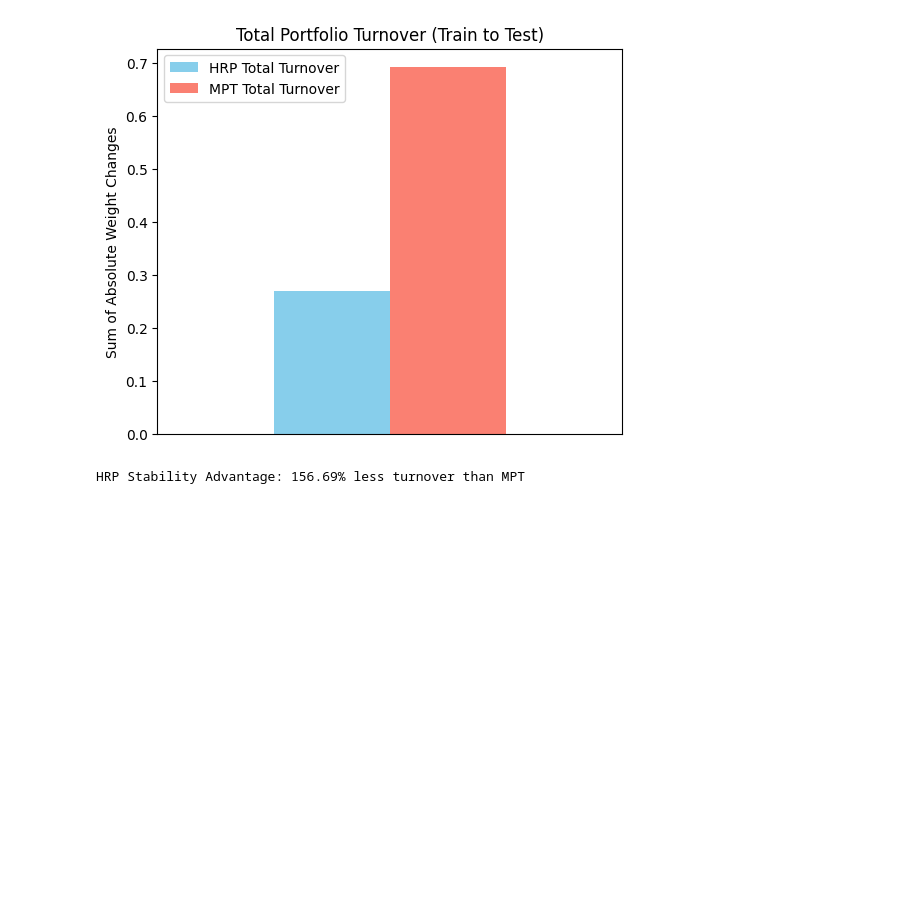
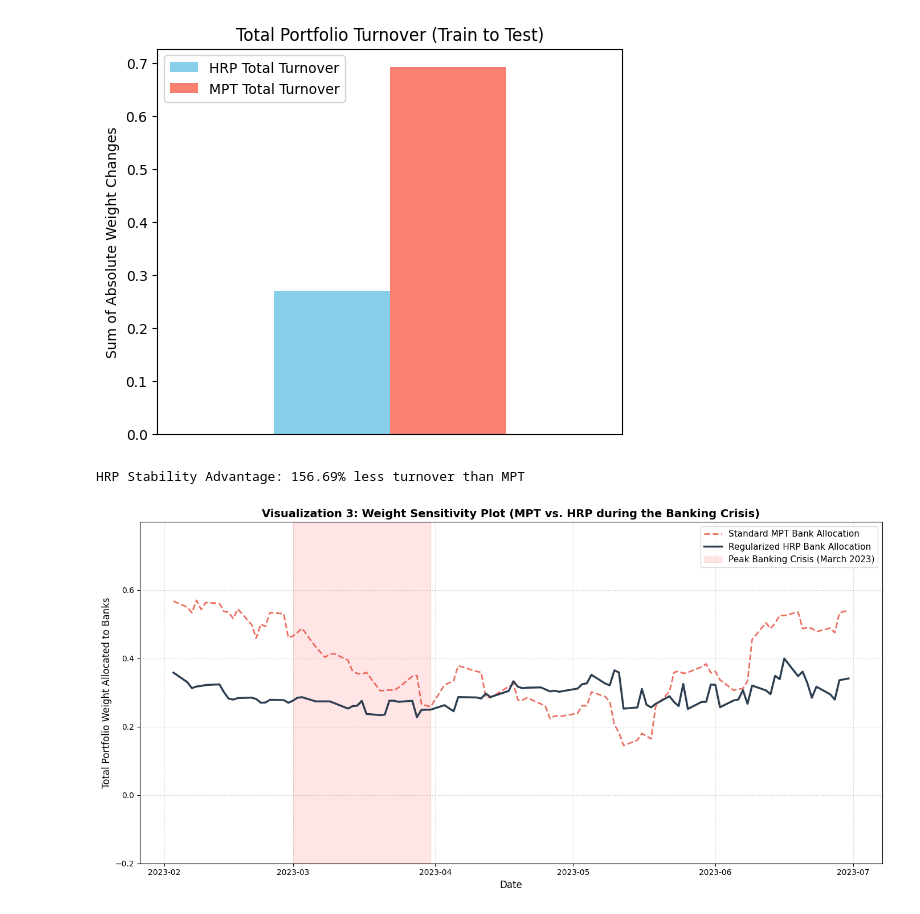
Before and after one commit to Siddhesh1kamble/DA6701-Assignments, a Jupyter notebook: Assignment_3/notebooks/part2.ipynb, the cells around one changed output. Saved outputs shown, nothing was run; the diff lists cells and outputs as text; code cells hidden in the pictures; blank space fills up the shorter version.

```diff
--- a/Assignment_3/notebooks/part2.ipynb
+++ b/Assignment_3/notebooks/part2.ipynb
@@ -6,9 +8,9 @@ from scipy.linalg import inv
 import matplotlib.pyplot as plt
 import seaborn as sns
 # %%
-log_returns_df = pd.read_csv("C:\Athreya\Acads\Courses\DA6701\Assignments\DA6701-Assignments\Assignment_3\data\daily_log_returns.csv")
-train_df = pd.read_csv("C:\Athreya\Acads\Courses\DA6701\Assignments\DA6701-Assignments\Assignment_3\data\daily_train.csv")
-test_df = pd.read_csv("C:\Athreya\Acads\Courses\DA6701\Assignments\DA6701-Assignments\Assignment_3\data\daily_test.csv")
+log_returns_df = pd.read_csv("daily_log_returns.csv")
+train_df = pd.read_csv("daily_train.csv")
+test_df = pd.read_csv("daily_test.csv")
 # %%
 log_returns_df.head()
 # %% [output]
@@ -186,3 +188,80 @@ print(f"HRP Stability Advantage: {((mpt_shifts.sum() / hrp_shifts.sum()) - 1) *
 [figure]
 [figure]
 HRP Stability Advantage: 156.69% less turnover than MPT
+# %%
+# Ensure Date column is the index for time-series slicing
+if 'Date' in log_returns_df.columns:
+    rolling_df = log_returns_df.copy()
+    rolling_df.set_index('Date', inplace=True)
+else:
+    rolling_df = log_returns_df.copy()
+
+# 1. Filter for the Banking Crisis Period (Dec 2022 to July 2023)
+crisis_df = rolling_df[(rolling_df.index >= '2022-12-01') & (rolling_df.index <= '2023-07-01')]
+
+# 2. Define rolling window parameters
+window_size = 45 # approx. 2 months of trading days
+dates = crisis_df.index[window_size:]
+
+mpt_bank_weights = []
+hrp_bank_weights = []
+
+# Isolate the bank tickers in your dataset to observe sector sensitivity
+bank_tickers = ['HDFCBANK.NS', 'ICICIBANK.NS', 'KOTAKBANK.NS']
+
+# 3. Compute rolling weights
+import warnings
+warnings.filterwarnings('ignore') # Suppress distance matrix warnings during loop
+
+for i in range(window_size, len(crisis_df)):
+    # Get the rolling window of returns
+    window_data = crisis_df.iloc[i-window_size:i]
+
+    cov_matrix = window_data.cov()
+    corr_matrix = window_data.corr()
+
+    # --- MPT (Min Variance) Calculation ---
+    try:
+        mpt_w = get_min_var_weights(cov_matrix)
+        mpt_series = pd.Series(mpt_w, index=window_data.columns)
+        # Sum the weights allocated to banks
+        mpt_bank_weights.append(mpt_series[bank_tickers].sum())
+    except np.linalg.LinAlgError:
+        # If matrix is perfectly singular, append NaN
+        mpt_bank_weights.append(np.nan)
+
+    # --- HRP Calculation ---
+    # Recreate the linkage for the specific rolling window
+    dist = np.sqrt(0.5 * (1 - corr_matrix))
+    linkage = sch.linkage(dist, 'single')
+    sort_ix = sch.leaves_list(linkage)
+    sorted_assets = window_data.columns[sort_ix]
+
+    hrp_w = get_hrp_weights(cov_matrix, sorted_assets)
+    # Sum the weights allocated to banks
+    hrp_bank_weights.append(hrp_w[bank_tickers].sum())
+
+# 4. Plot the Sensitivity Visualization
+plt.figure(figsize=(14, 7))
+
+# Plot the weights
+plt.plot(dates, mpt_bank_weights, label='Standard MPT Bank Allocation', color='#e74c3c', linestyle='--', linewidth=2, alpha=0.8)
+plt.plot(dates, hrp_bank_weights, label='Regularized HRP Bank Allocation', color='#2c3e50', linewidth=2.5)
+
+# Highlight the core banking crisis timeframe (Silicon Valley Bank collapse was early/mid March 2023)
+plt.axvspan(pd.to_datetime('2023-03-01'), pd.to_datetime('2023-03-31'), color='red', alpha=0.1, label='Peak Banking Crisis (March 2023)')
+
+# Formatting
+plt.title('Visualization 3: Weight Sensitivity Plot (MPT vs. HRP during the Banking Crisis)', fontsize=14, fontweight='bold')
+plt.xlabel('Date', fontsize=12)
+plt.ylabel('Total Portfolio Weight Allocated to Banks', fontsize=12)
+plt.legend(loc='upper right', fontsize=11)
+plt.grid(True, linestyle=':', alpha=0.7)
+
+# Adjust y-axis to handle extreme MPT spikes gracefully
+plt.ylim(min(min(hrp_bank_weights)*0.5, -0.2), max(max(hrp_bank_weights)*2.0, 0.6))
+
+plt.tight_layout()
+plt.show()
+# %% [output]
+[figure, added]
```
Also changed, not shown: parts of 1 cell of this notebook.
